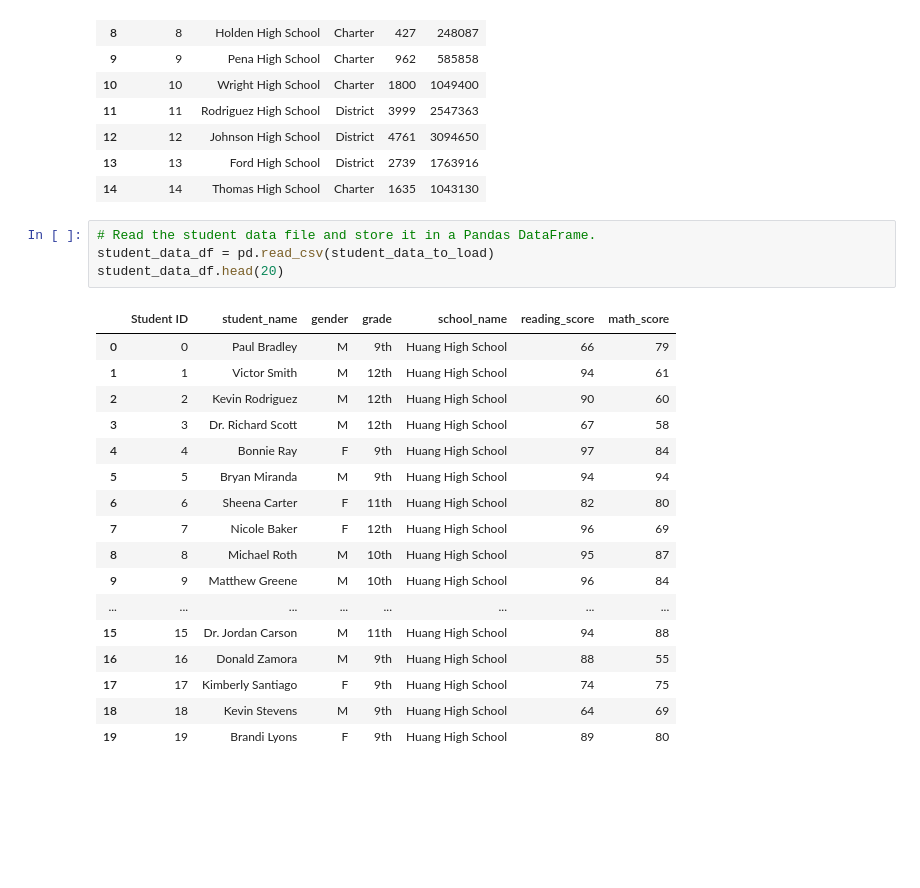
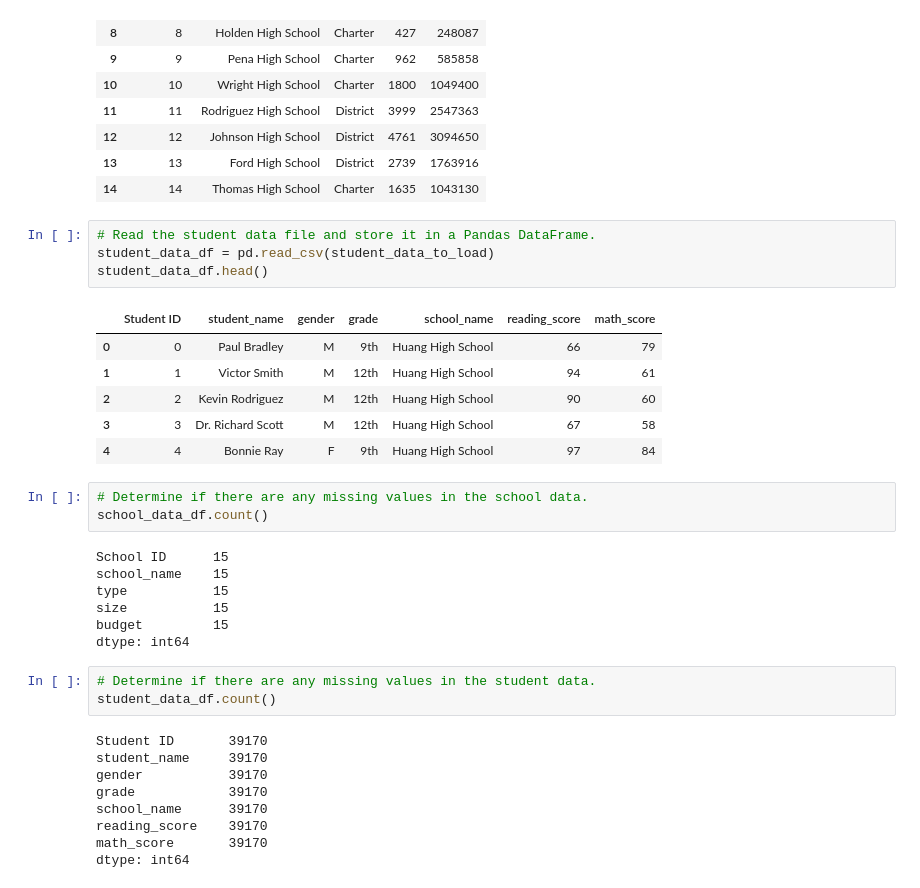
Before and after one commit to StephenELevy/School_District_Analysis_1, a Jupyter notebook: PyCitySchools.ipynb, the cells around one changed output. Cells and saved outputs as stored; diff of their text form; blank space fills up the shorter version.

Commit message:
cleaning student data

```diff
--- a/PyCitySchools.ipynb
+++ b/PyCitySchools.ipynb
@@ -30,22 +30,33 @@ school_data_df
 # %%
 # Read the student data file and store it in a Pandas DataFrame.
 student_data_df = pd.read_csv(student_data_to_load)
-student_data_df.head(20)
+student_data_df.head()
 # %% [output]
 |  | Student ID | student_name | gender | grade | school_name | reading_score | math_score |
 | 0 | 0 | Paul Bradley | M | 9th | Huang High School | 66 | 79 |
 | 1 | 1 | Victor Smith | M | 12th | Huang High School | 94 | 61 |
 | 2 | 2 | Kevin Rodriguez | M | 12th | Huang High School | 90 | 60 |
 | 3 | 3 | Dr. Richard Scott | M | 12th | Huang High School | 67 | 58 |
 | 4 | 4 | Bonnie Ray | F | 9th | Huang High School | 97 | 84 |
-| 5 | 5 | Bryan Miranda | M | 9th | Huang High School | 94 | 94 |
-| 6 | 6 | Sheena Carter | F | 11th | Huang High School | 82 | 80 |
-| 7 | 7 | Nicole Baker | F | 12th | Huang High School | 96 | 69 |
-| 8 | 8 | Michael Roth | M | 10th | Huang High School | 95 | 87 |
-| 9 | 9 | Matthew Greene | M | 10th | Huang High School | 96 | 84 |
-| ... | ... | ... | ... | ... | ... | ... | ... |
-| 15 | 15 | Dr. Jordan Carson | M | 11th | Huang High School | 94 | 88 |
-| 16 | 16 | Donald Zamora | M | 9th | Huang High School | 88 | 55 |
-| 17 | 17 | Kimberly Santiago | F | 9th | Huang High School | 74 | 75 |
-| 18 | 18 | Kevin Stevens | M | 9th | Huang High School | 64 | 69 |
-| 19 | 19 | Brandi Lyons | F | 9th | Huang High School | 89 | 80 |
+# %%
+# Determine if there are any missing values in the school data.
+school_data_df.count()
+# %% [output]
+School ID      15
+school_name    15
+type           15
+size           15
+budget         15
+dtype: int64
+# %%
+# Determine if there are any missing values in the student data.
+student_data_df.count()
+# %% [output]
+Student ID       39170
+student_name     39170
+gender           39170
+grade            39170
+school_name      39170
+reading_score    39170
+math_score       39170
+dtype: int64
```
Also changed, not shown: parts of 6 cells of this notebook.
